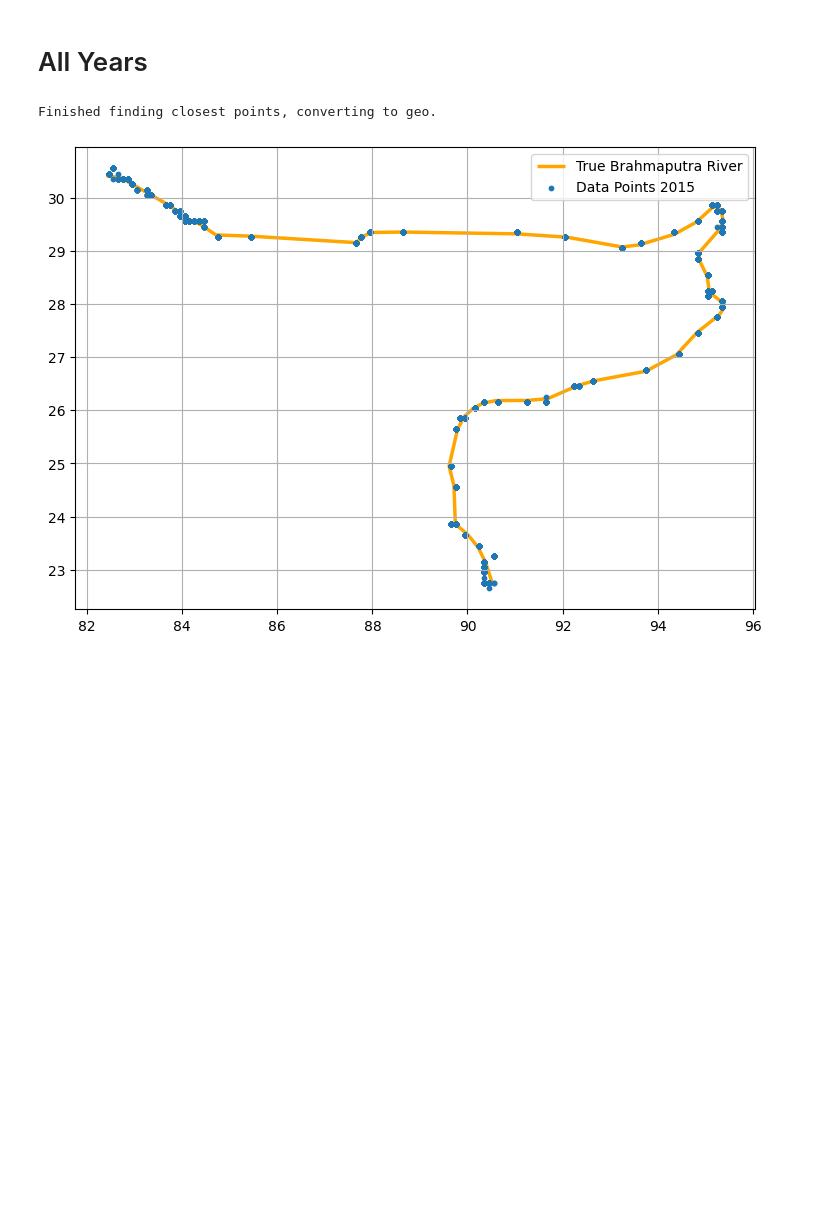
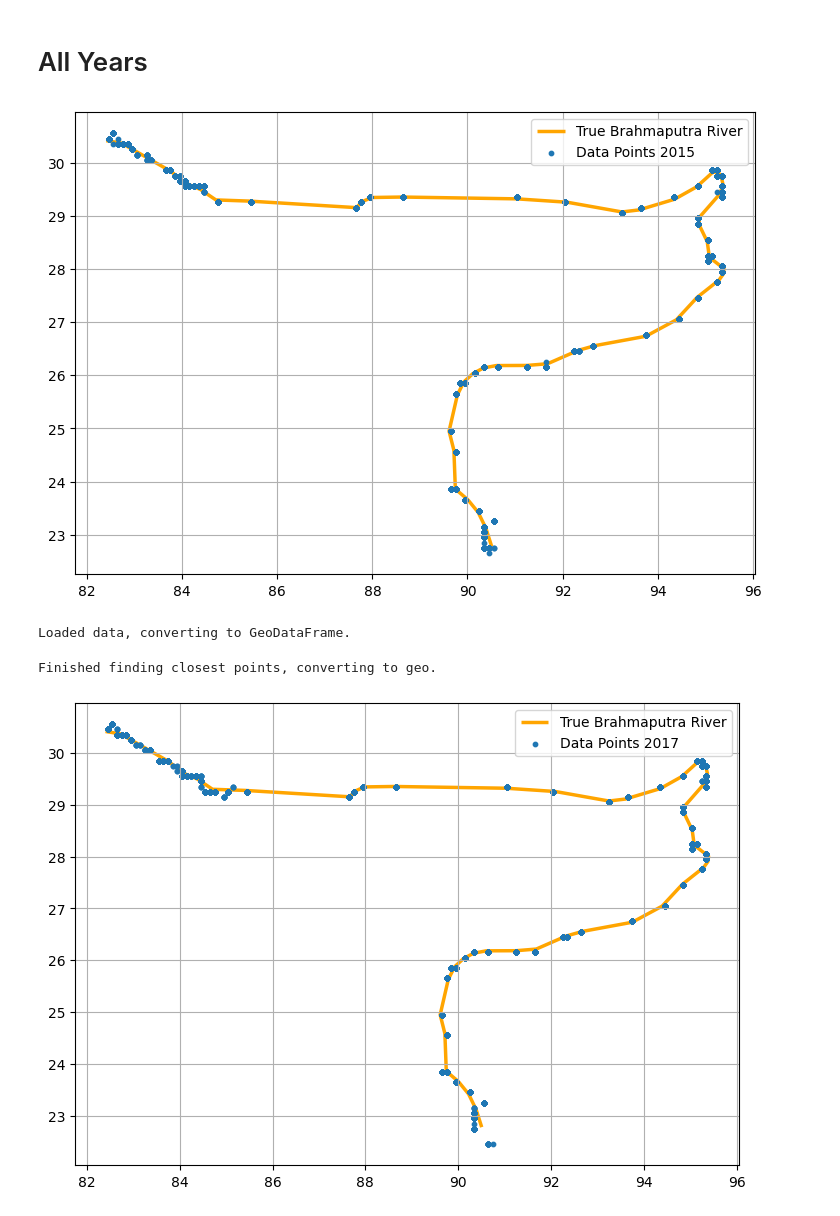
Before and after one commit to PaulNitschke/DS-Brahmaputra-River, a Jupyter notebook: notebooks/geo_exploration.ipynb, the cells around one changed output. Drawn from its saved outputs; the diff is of its cells as text; code cells hidden in the pictures; blank space fills up the shorter version.

```diff
--- a/notebooks/geo_exploration.ipynb
+++ b/notebooks/geo_exploration.ipynb
@@ -109,23 +100,27 @@ plt.legend()
 # All Years
 # %%
 # Load 2015 data
+
 data_2015 = loader('../data/yearly_discharge/discharge_2015.nc')
 filtered_df_2015 = filter_relevant(data_2015)
 geo_points_2015 = get_closest(filtered_df_2015, river_points, 3)
 geo_points_2015 = remove_outliers(geo_points_2015)
 
+# save
+geo_points_2015.to_csv('../clean_data/cleaned_2015.csv', index=False)
+
+# verify
 fig, ax = plt.subplots(figsize=(13, 6))
 
 brahmaputra.plot(ax=ax, color='orange', linewidth=2.5, label='True Brahmaputra River', zorder=0)
 
-geo_points_2015['time'] = pd.to_datetime(geo_points['time'])
+geo_points_2015['time'] = pd.to_datetime(geo_points_2015['time'])
 geo_points_2015.plot(ax=ax, markersize=10, marker='o', label='Data Points 2015')
 
 plt.grid(True)
 plt.legend()
 plt.show()
 # %% [output]
-Finished finding closest points, converting to geo.
 [figure]
 # %%
 # Load 2016 data
@@ -134,6 +129,10 @@ filtered_df_2016 = filter_relevant(data_2016)
 geo_points_2016 = get_closest(filtered_df_2016, river_points, 3)
 geo_points_2016 = remove_outliers(geo_points_2016)
 
+# save
+geo_points_2016.to_csv('../clean_data/cleaned_2016.csv', index=False)
+
+# verify
 fig, ax = plt.subplots(figsize=(13, 6))
 
 brahmaputra.plot(ax=ax, color='orange', linewidth=2.5, label='True Brahmaputra River', zorder=0)
@@ -144,3 +143,5 @@ geo_points_2016.plot(ax=ax, markersize=10, marker='o', label='Data Points 2016')
 plt.grid(True)
 plt.legend()
 plt.show()
+# %% [output]
+Loaded data, converting to GeoDataFrame.
@@ -150,20 +148,27 @@ plt.show()
 # %%
 # Load 2017 data
 data_2017 = loader('../data/yearly_discharge/discharge_2017.nc')
 filtered_df_2017 = filter_relevant(data_2017)
 geo_points_2017 = get_closest(filtered_df_2017, river_points, 3)
 geo_points_2017 = remove_outliers(geo_points_2017)
 
+# save
+geo_points_2017.to_csv('../clean_data/cleaned_2017.csv', index=False)
+
+# verify
 fig, ax = plt.subplots(figsize=(13, 6))
 
 brahmaputra.plot(ax=ax, color='orange', linewidth=2.5, label='True Brahmaputra River', zorder=0)
 
 geo_points_2017['time'] = pd.to_datetime(geo_points_2017['time'])
 geo_points_2017.plot(ax=ax, markersize=10, marker='o', label='Data Points 2017')
 
 plt.grid(True)
 plt.legend()
 plt.show()
+# %% [output]
+Finished finding closest points, converting to geo.
+[figure, added]
 # %%
 # Load 2018 data
 data_2018 = loader('../data/yearly_discharge/discharge_2018.nc')
```
Also changed, not shown: parts of 25 cells of this notebook, 1 other file.
